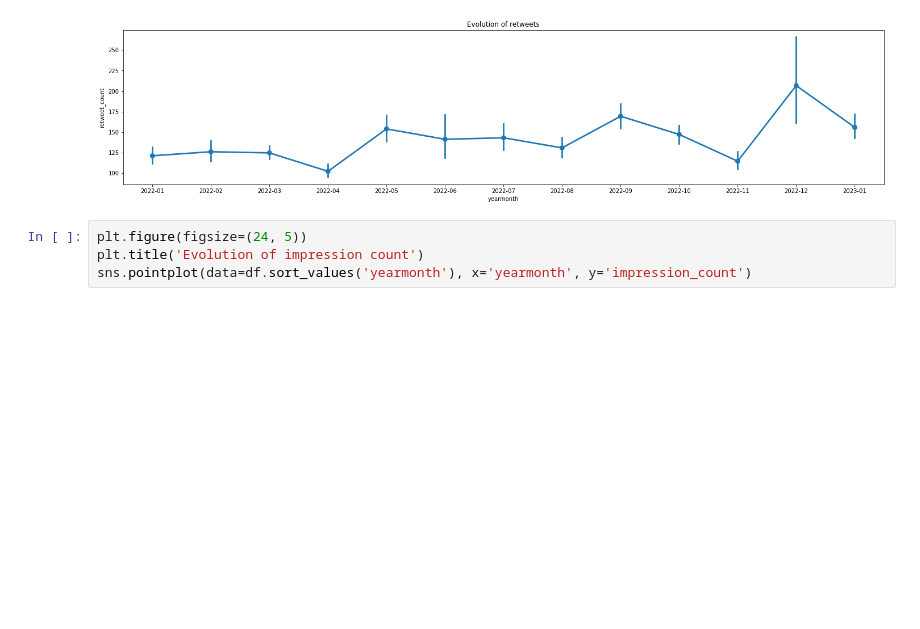
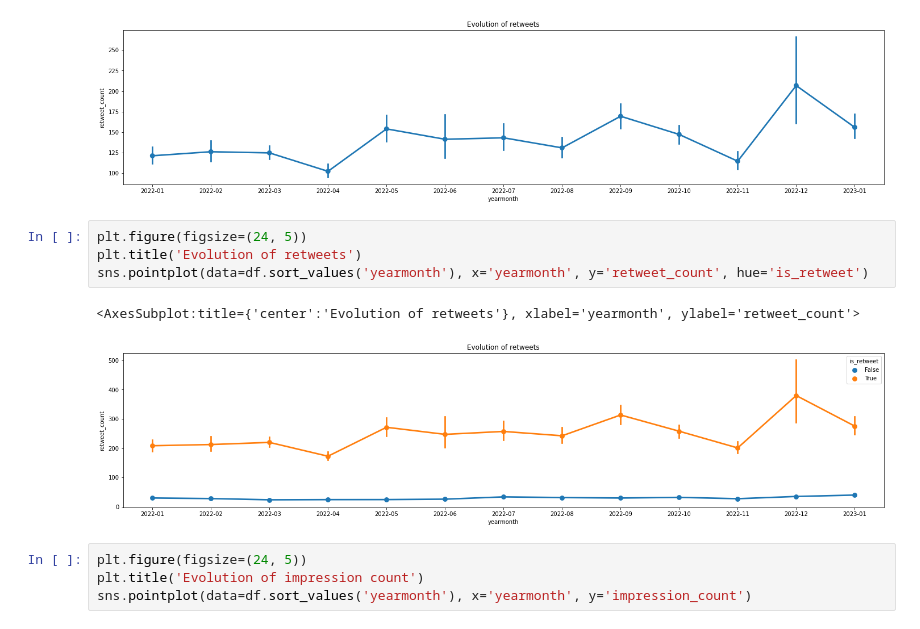
Before and after one commit to ossamum/kuleuven-thesis, a Jupyter notebook: 03_EDA.ipynb, the cells around one changed output. Drawn from its saved outputs; the diff is of its cells as text; blank space fills up the shorter version.

```diff
--- a/03_EDA.ipynb
+++ b/03_EDA.ipynb
@@ -111,6 +125,13 @@ sns.pointplot(data=df.sort_values('yearmonth'), x='yearmonth', y='retweet_count'
 # %% [output]
 <AxesSubplot:title={'center':'Evolution of retweets'}, xlabel='yearmonth', ylabel='retweet_count'>
 [figure]
+# %%
+plt.figure(figsize=(24, 5))
+plt.title('Evolution of retweets')
+sns.pointplot(data=df.sort_values('yearmonth'), x='yearmonth', y='retweet_count', hue='is_retweet')
+# %% [output]
+<AxesSubplot:title={'center':'Evolution of retweets'}, xlabel='yearmonth', ylabel='retweet_count'>
+[figure, added]
 # %%
 plt.figure(figsize=(24, 5))
 plt.title('Evolution of impression count')
```
Also changed, not shown: parts of 6 cells of this notebook.
